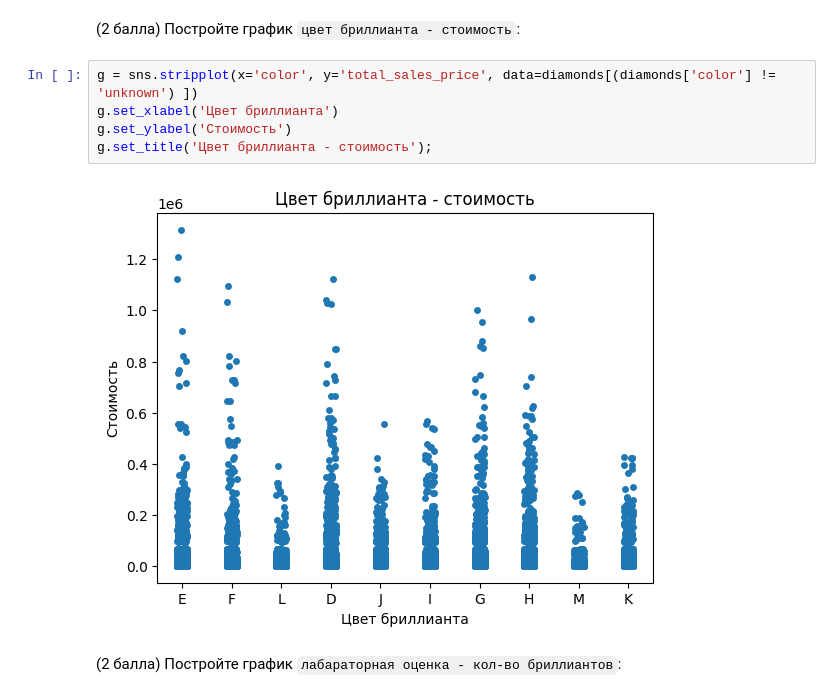
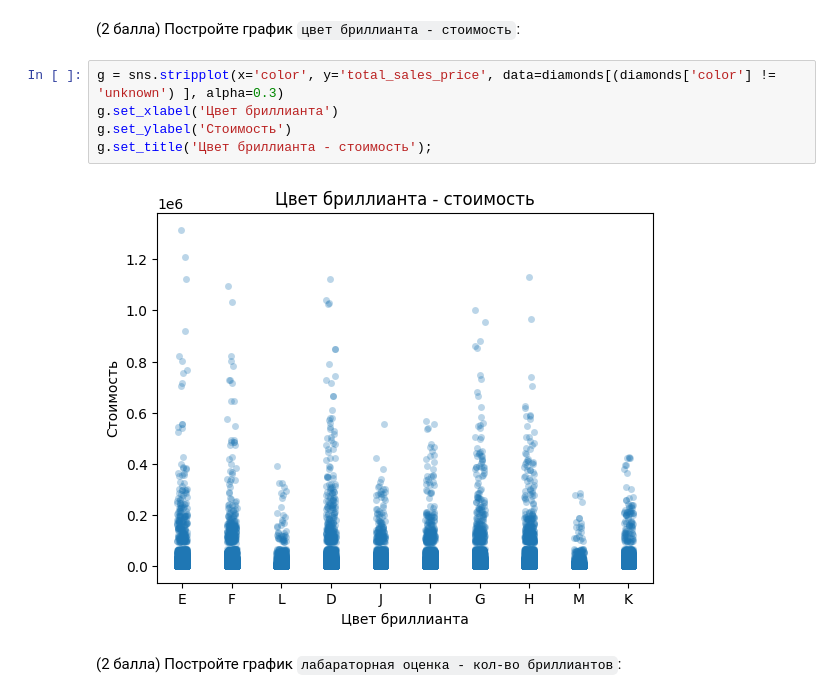
Before and after one commit to terrgy/python_lab, a Jupyter notebook: lab_work.ipynb, the cells around one changed output. Drawn from its saved outputs; the diff is of its cells as text.

Commit message:
Fix graph transparency

```diff
--- a/lab_work.ipynb
+++ b/lab_work.ipynb
@@ -475,12 +475,12 @@ array([[40000, 40000, 40000, ..., 53200, 53200, 53600],
 # %% [markdown]
 (2 балла) Постройте график `цвет бриллианта - стоимость`:
 # %%
-g = sns.stripplot(x='color', y='total_sales_price', data=diamonds[(diamonds['color'] != 'unknown') ])
+g = sns.stripplot(x='color', y='total_sales_price', data=diamonds[(diamonds['color'] != 'unknown') ], alpha=0.3)
 g.set_xlabel('Цвет бриллианта')
 g.set_ylabel('Стоимость')
 g.set_title('Цвет бриллианта - стоимость');
 # %% [output]
-[figure, old version]
+[figure, new version]
 # %% [markdown]
 (2 балла) Постройте график `лабараторная оценка - кол-во бриллиантов`:
 # %%
```
